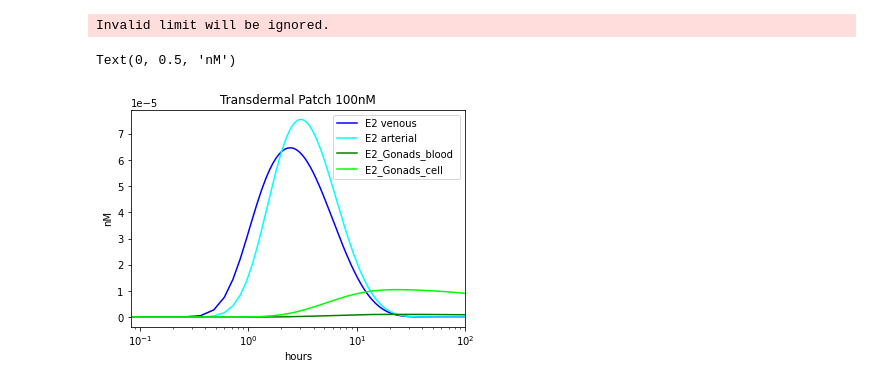
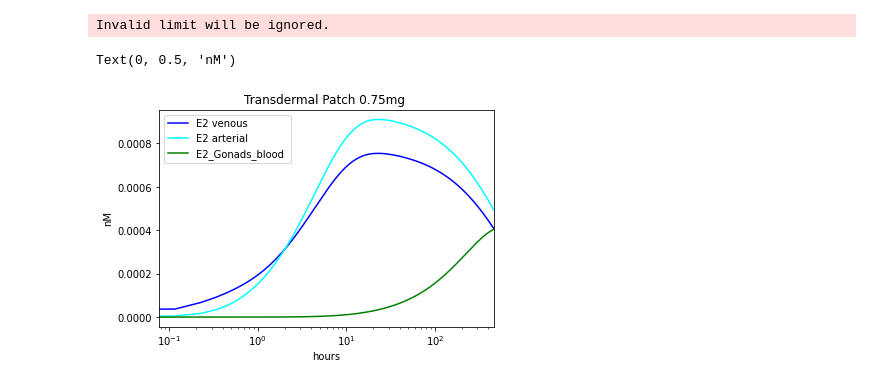
Before and after one commit to SizheQiu/PBPK_Transdermal_Diffusion, a Jupyter notebook: E2_model_skinPatch.ipynb, the cells around one changed output. Saved outputs shown, nothing was run; the diff lists cells and outputs as text; code cells hidden in the pictures.

```diff
--- a/E2_model_skinPatch.ipynb
+++ b/E2_model_skinPatch.ipynb
@@ -155,6 +165,8 @@ def flow( vol ):
                 'Spleen':Q15 ,'Stomach':Q16 , 'Thymus': Q17, 'CO':CO }
 
     return result
+# %%
+drugflux_concentration=np.array(drugflux)*3600/2.6
 # %%
 def func(y, t):
     BW= 60
@@ -162,10 +174,10 @@ def func(y, t):
     h = 1.65
     k = int(3600*t/dt)
     N = 0
-    if k > len(drugflux) -1:
-      N = 0
-    else:
-      N = drugflux[k]
+    N = drugflux_concentration[k]
+
+
+
     vol = volume(BW,Age,h) # volume of each compartment(dict)
     Q = flow( vol )#blood flow(dict)
     k_IV_infusion = 0
@@ -184,7 +196,7 @@ def func(y, t):
                         + Q['Liver_venous']*E2_Liver_blood + Q['Muscle']*E2_Muscle + Q['Rest']*E2_Rest + Q['Skin']*E2_Skin
                         + Q['Thymus']*E2_Thymus - E2_venous*Q['Lung']
                         - (E2_venous*Albumin_venous*3600  - E2Albumin_venous*6.12e+7)
-                        - (E2_venous*SHBG_venous*3600 -E2SHBG_venous*5400) + N )
+                        - (E2_venous*SHBG_venous*3600 -E2SHBG_venous*5400)+N)
 
     SHBG_venous_dt = - (E2_venous*SHBG_venous*3600 -E2SHBG_venous*5400)
     E2SHBG_venous_dt =  E2_venous*SHBG_venous*3600 -E2SHBG_venous*5400
@@ -244,6 +256,7 @@ def func(y, t):
 # %%
 y=np.zeros(34)
 # SHBG: for female 80nM
+y[0]=0.00018
 y[1] = 80
 y[6] = 80
 y[3] = 500000   #albumin
@@ -253,20 +266,20 @@ y[22] =  1.4   #ER_Liver_cells
 y[32] = 0  # oral dose
 y[33] = 0  # injection dose
 y[28] = 0 #skin c0
-t = np.linspace(0, 240, num = 2000 )
-sol = odeint(func, y, t)
+t = np.linspace(0, 460, num = 4000 )
+sol = odeint(func, y, t, mxstep=5000)
 # %%
 import matplotlib.pyplot as plt
-plt.semilogx(t,sol[:,0],'b', label='E2 venous')
+plt.semilogx(t,sol[:,int(0)],'b', label='E2 venous')
 plt.semilogx(t,sol[:,5],'cyan', label='E2 arterial')
 plt.semilogx(t,sol[:,13],'g',label = 'E2_Gonads_blood ')
-plt.semilogx(t,sol[:,14],'lime',label = 'E2_Gonads_cell')
-plt.title('Transdermal Patch 100nM')
+#plt.semilogx(t,sol[:,14],'lime',label = 'E2_Gonads_cell')
+plt.title('Transdermal Patch 0.75mg ')
 plt.legend(loc='best')
-plt.xlim(-5,100)
+plt.xlim(-5,460)
 plt.xlabel('hours')
 plt.ylabel('nM')
 # %% [output]
 Invalid limit will be ignored.
 Text(0, 0.5, 'nM')
-[figure, old version]
+[figure, new version]
```
Also changed, not shown: parts of 2 cells of this notebook, 1 other file.
